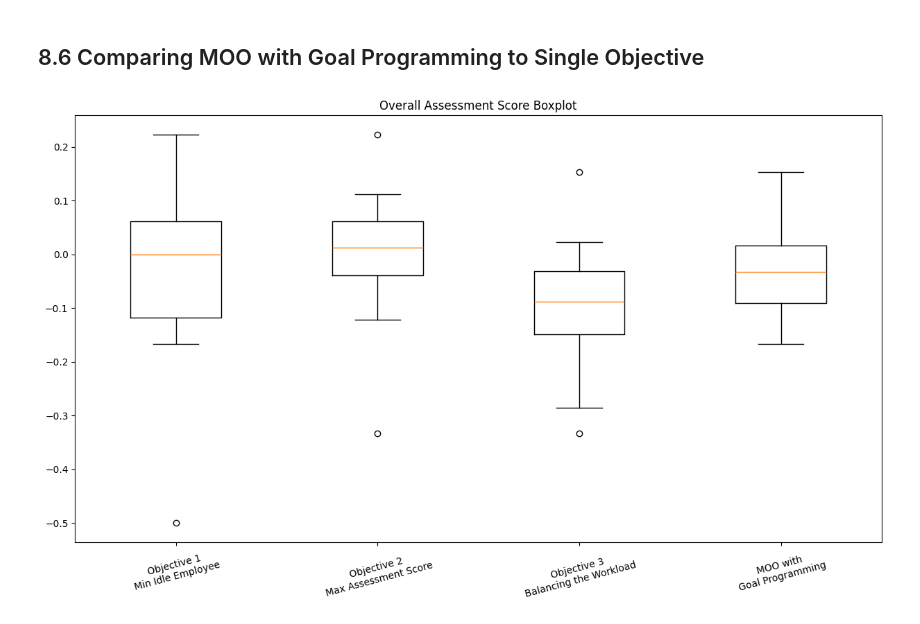
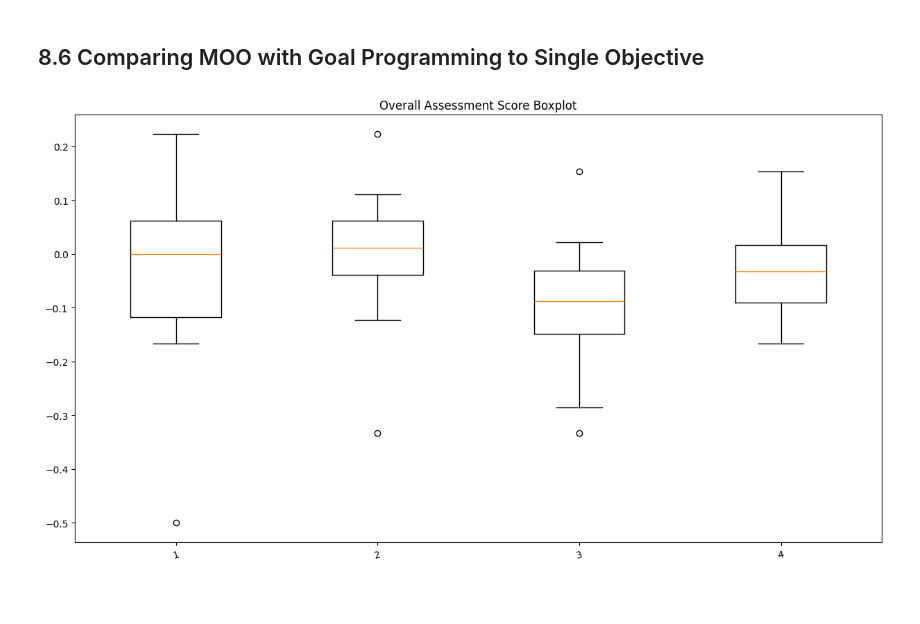
Before and after one commit to TK-Bunga-Matahari/shinchan, a Jupyter notebook: project1_task-management/solution/competency_assesment/gurobi_competency_assessment.ipynb, the cells around one changed output. Saved outputs shown, nothing was run; the diff lists cells and outputs as text; code cells hidden in the pictures; blank space fills up the shorter version.

Commit message:
feat: change labels -> label in plt.boxplot()

```diff
--- a/project1_task-management/solution/competency_assesment/gurobi_competency_assessment.ipynb
+++ b/project1_task-management/solution/competency_assesment/gurobi_competency_assessment.ipynb
@@ -1073,31 +1073,31 @@ else:
 # %%
 # merge all boxplot in one graph
 data = [
     assessment_score_1,
     assessment_score_2,
     assessment_score_3,
     assessment_score_4,
 ]
 
 
 plt.figure(figsize=(15, 8))
 
 plt.boxplot(
 	data,
 
-	labels=[
+	label=[
 		"Objective 1\nMin Idle Employee",
 		"Objective 2\nMax Assessment Score",
 		"Objective 3\nBalancing the Workload",
 		"MOO with\nGoal Programming",
 	],
 
 )
 
 plt.title("Overall Assessment Score Boxplot")
 
 plt.xticks(rotation=15)
 
 plt.show()
 # %% [output]
-[figure, old version]
+[figure, new version]
```
Also changed, not shown: 3 other files.
